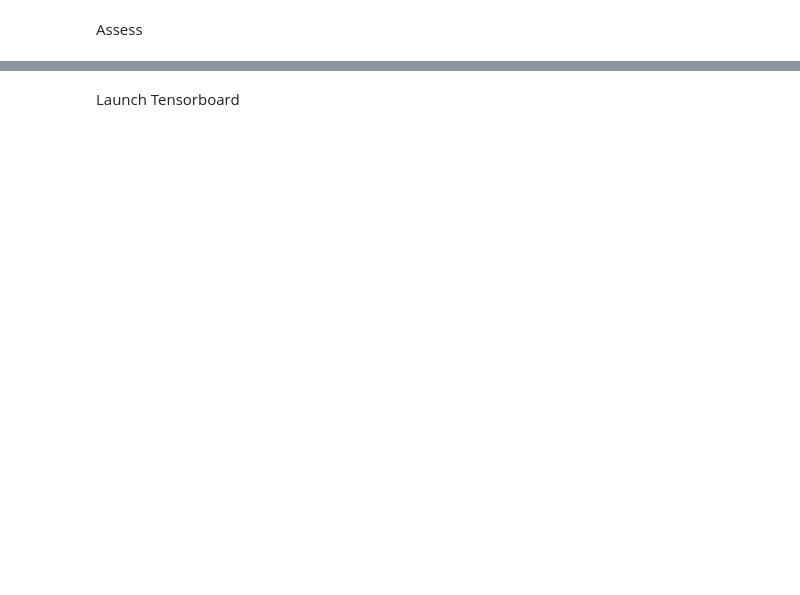
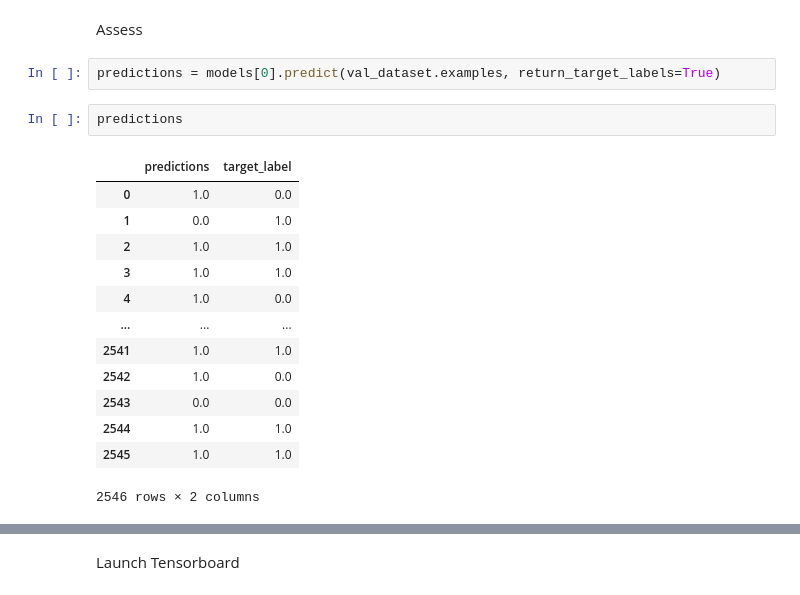
Before and after one commit to joaquinuriarte/sports-betting, a Jupyter notebook: model_binaries/model_v10/training_ground.ipynb, the cells around one changed output, grey strips where cells are left out. Drawn from its saved outputs; the diff is of its cells as text; blank space fills up the shorter version.

```diff
--- a/model_binaries/model_v10/training_ground.ipynb
+++ b/model_binaries/model_v10/training_ground.ipynb
@@ -79,2 +88,20 @@ Model saved successfully at: models/5105f8d3f5191ed990dc61ad415280a1/model_weigh
 # %% [markdown]
 Assess
+# %%
+predictions = models[0].predict(val_dataset.examples, return_target_labels=True)
+# %%
+predictions
+# %% [output]
+|  | predictions | target_label |
+| 0 | 1.0 | 0.0 |
+| 1 | 0.0 | 1.0 |
+| 2 | 1.0 | 1.0 |
+| 3 | 1.0 | 1.0 |
+| 4 | 1.0 | 0.0 |
+| ... | ... | ... |
+| 2541 | 1.0 | 1.0 |
+| 2542 | 1.0 | 0.0 |
+| 2543 | 0.0 | 0.0 |
+| 2544 | 1.0 | 1.0 |
+| 2545 | 1.0 | 1.0 |
+2546 rows × 2 columns
```
Also changed, not shown: parts of 10 cells of this notebook, 2 other files.
